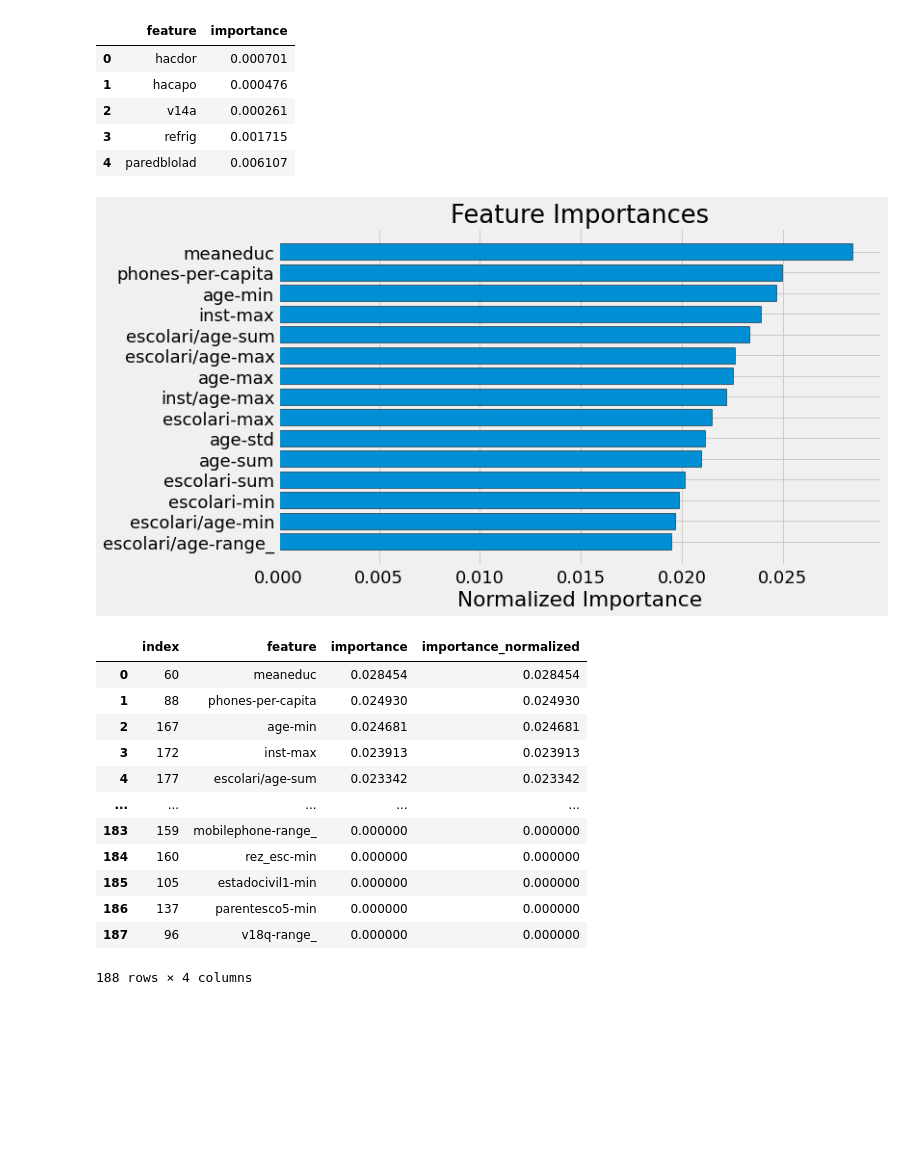
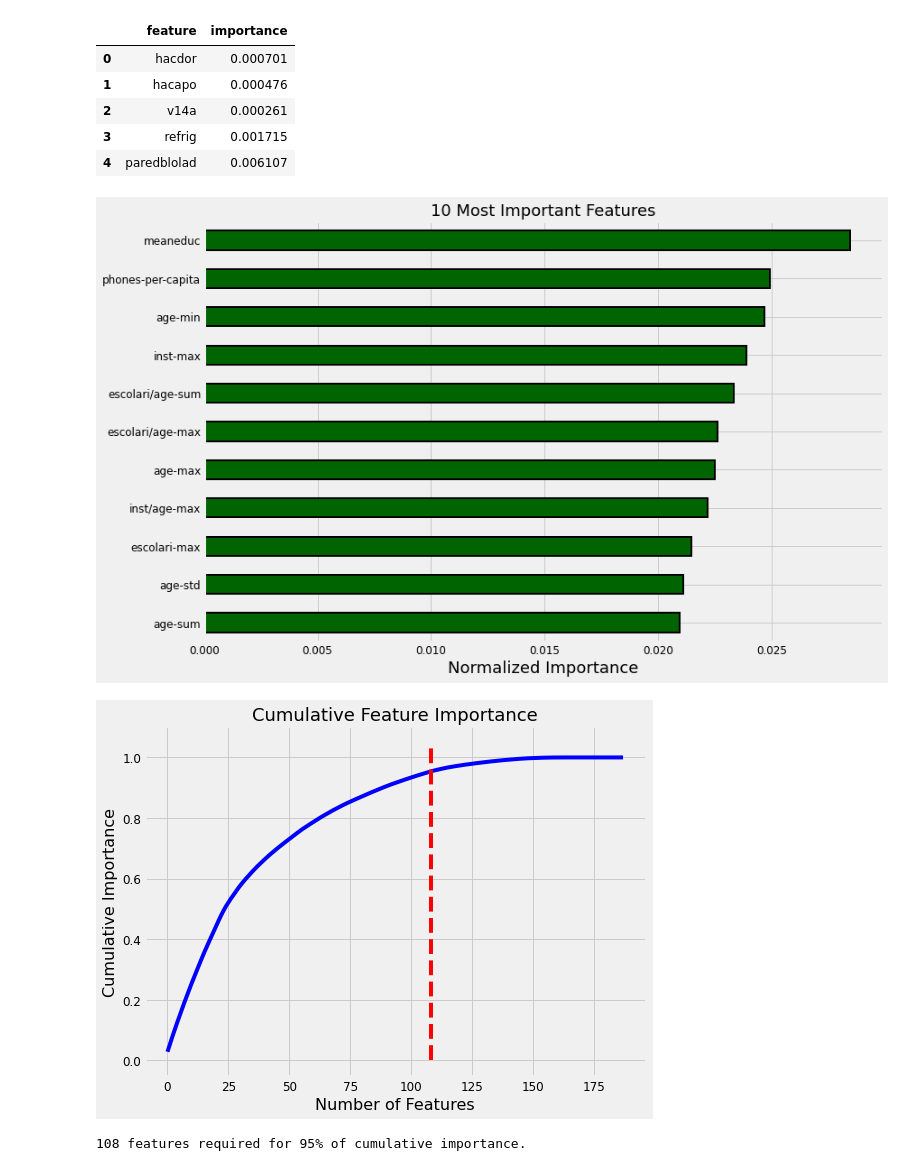
Before and after one commit to HyeonGeunY/costa-rican, a Jupyter notebook: notebooks/A_complete_introduction_and_walkthrough_modeling.ipynb, the cells around one changed output. Saved outputs shown, nothing was run; the diff lists cells and outputs as text; code cells hidden in the pictures; blank space fills up the shorter version.

Commit message:
costa - modeling

```diff
--- a/notebooks/A_complete_introduction_and_walkthrough_modeling.ipynb
+++ b/notebooks/A_complete_introduction_and_walkthrough_modeling.ipynb
@@ -43,6 +49,7 @@ from costa_rican.utils.feature_engineering import preprocessing_train_test_and_m
 # %%
 data = preprocessing_train_test_and_merge(train, test)
-train_set, test_set, train_labels = features_v1(data)
+final = features_v1(data)
+train_set, test_set, train_labels = split_train_test(final)
 # %% [output]
 Before
 There are 85 households where the family members do not all have the same target
@@ -114,21 +121,11 @@ feature_importances.head()
 | 3 | refrig | 0.001715 |
 | 4 | paredblolad | 0.006107 |
 # %%
-from costa_rican.utils.visualization import plot_feature_importances
+from costa_rican.utils.visualization import PlotFeatureImportances
 
-plot_feature_importances(feature_importances)
+plot_feature_importances = PlotFeatureImportances()
+df = plot_feature_importances(feature_importances, threshold=0.95)
 # %% [output]
-[figure, old version]
+[figure, new version]
-|  | index | feature | importance | importance_normalized |
-| 0 | 60 | meaneduc | 0.028454 | 0.028454 |
-| 1 | 88 | phones-per-capita | 0.024930 | 0.024930 |
-| 2 | 167 | age-min | 0.024681 | 0.024681 |
-| 3 | 172 | inst-max | 0.023913 | 0.023913 |
-| 4 | 177 | escolari/age-sum | 0.023342 | 0.023342 |
-| ... | ... | ... | ... | ... |
-| 183 | 159 | mobilephone-range_ | 0.000000 | 0.000000 |
-| 184 | 160 | rez_esc-min | 0.000000 | 0.000000 |
-| 185 | 105 | estadocivil1-min | 0.000000 | 0.000000 |
-| 186 | 137 | parentesco5-min | 0.000000 | 0.000000 |
-| 187 | 96 | v18q-range_ | 0.000000 | 0.000000 |
+[figure, added]
-188 rows × 4 columns
+108 features required for 95% of cumulative importance.
```
Also changed, not shown: parts of 9 cells of this notebook, 2 other files.
